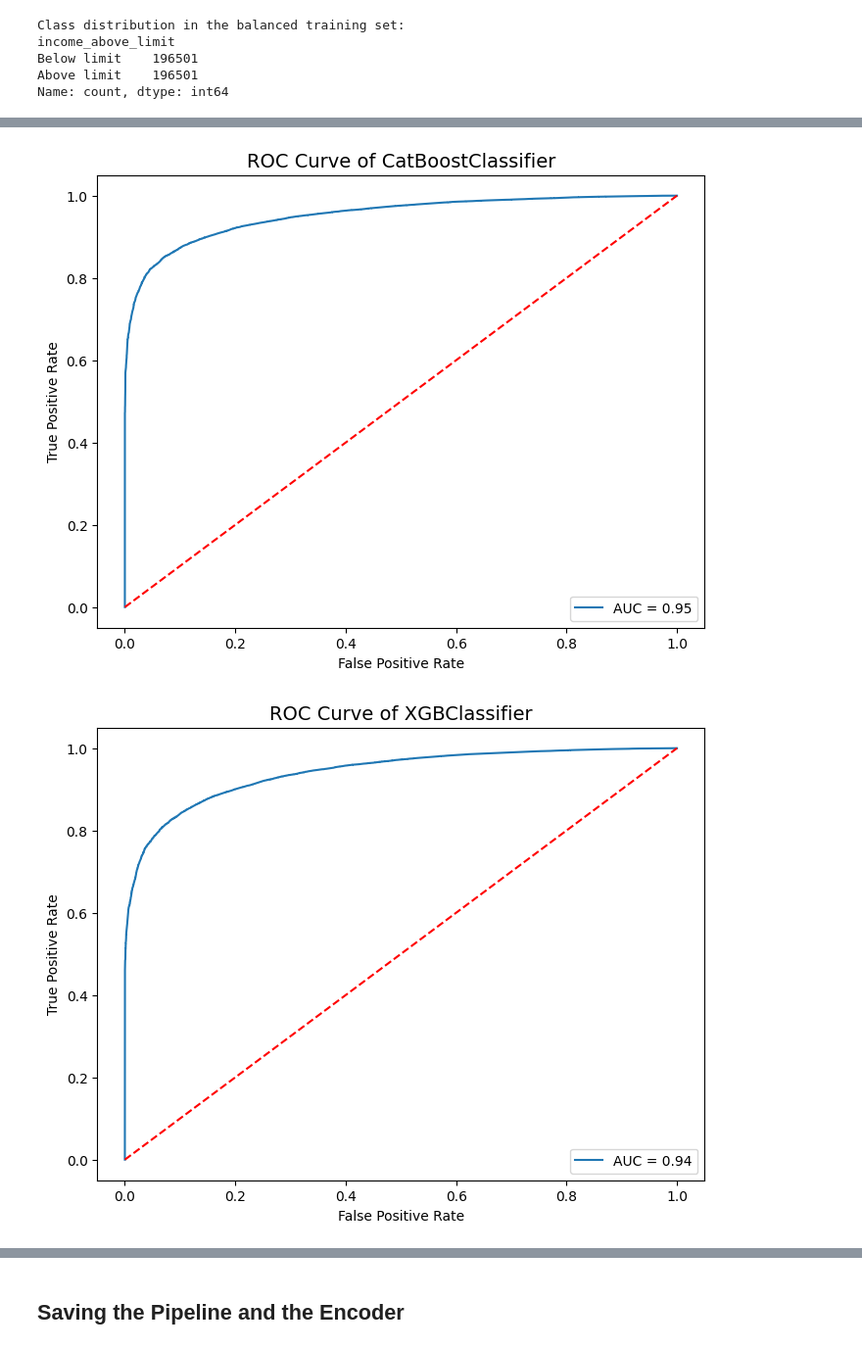
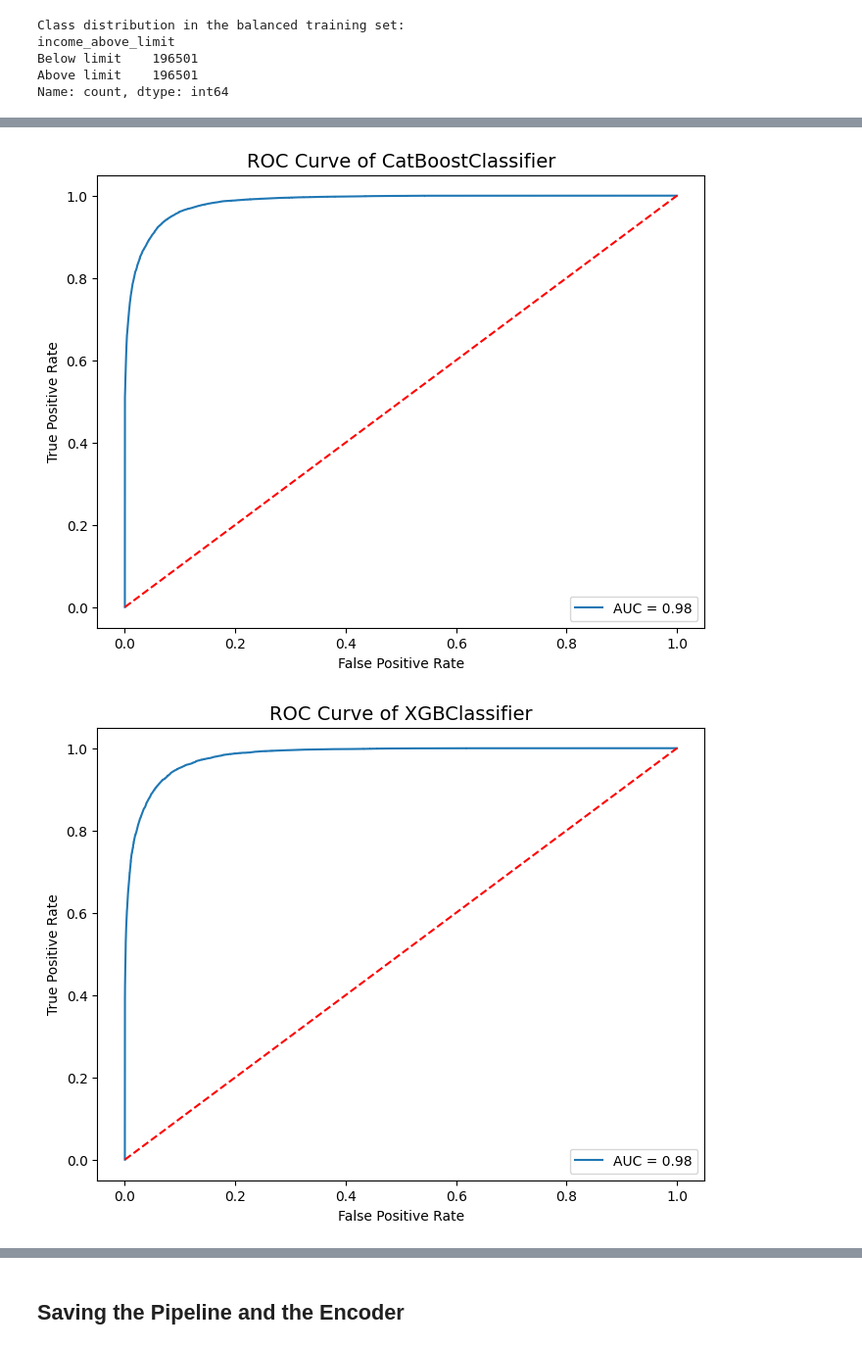
Before and after one commit to Feiiiisal/Income_classification, a Jupyter notebook: Dev/income.ipynb, the cells around one changed output, grey strips where cells are left out. Shown at 98% size. Cells and saved outputs as stored; diff of their text form; code cells hidden in the pictures.

```diff
--- a/Dev/income.ipynb
+++ b/Dev/income.ipynb
@@ -1258,23 +1277,19 @@ metrics = []
 
 # Iterating over models
 for model in models:
-    # Create a pipeline with the preprocessor, scaler, and the model
-    pipeline = Pipeline(steps=[('preprocessor', preprocessor),
-                               ('scaler', MinMaxScaler()),
-                               ('model', model)])
 
     # Fit the pipeline on the training data
-    pipeline.fit(X_train, y_train_encoded)
+    model.fit(X_train, y_train)
 
     # Predict using the evaluation set
-    y_pred = pipeline.predict(X_eval)
+    y_pred = model.predict(X_test)
 
     # Calculate the metrics
-    acc = accuracy_score(y_eval_encoded, y_pred)
-    f1 = f1_score(y_eval_encoded, y_pred)
-    roc = roc_auc_score(y_eval_encoded, y_pred)
-    pr = precision_score(y_eval_encoded, y_pred)
-    rc = recall_score(y_eval_encoded, y_pred)
+    acc = accuracy_score(y_test, y_pred)
+    f1 = f1_score(y_test, y_pred)
+    roc = roc_auc_score(y_test, y_pred)
+    pr = precision_score(y_test, y_pred)
+    rc = recall_score(y_test, y_pred)
 
     # Append the metrics to the list
     metrics.append({"Model": model.__class__.__name__,
@@ -1319,22 +1334,19 @@ models = [RandomForestClassifier(random_state=42, n_jobs=-1), CatBoostClassifier
 
 # Iterating over models
 for model in models:
-    # Create a pipeline with the preprocessor, scaler, and the model
-    pipeline = Pipeline(steps=[('preprocessor', preprocessor),
-                               ('scaler', MinMaxScaler()),
-                               ('model', model)])
+
     # Fit the model
-    pipeline.fit(X_train, y_train_encoded)
+    model.fit(X_train, y_train)
 
     # Predict on the test set
-    y_pred = pipeline.predict(X_eval)
+    y_pred = model.predict(X_test)
 
     # Print the classification report
     print("Model: ", model.__class__.__name__)
-    print("Classification Report: \n", classification_report(y_eval_encoded, y_pred))
+    print("Classification Report: \n", classification_report(y_test, y_pred))
 
     # Generate and display the confusion matrix
-    fig = px.imshow(confusion_matrix(y_eval_encoded, y_pred), color_continuous_scale='twilight',
+    fig = px.imshow(confusion_matrix(y_test, y_pred), color_continuous_scale='twilight',
                     title="Confusion Matrix of " + model.__class__.__name__,
                     labels=dict(x="Predicted", y="Actual", color="Counts"),
                     color_continuous_midpoint=0.8, width=400, height=400,
@@ -1367,18 +1379,15 @@ models = [RandomForestClassifier(random_state=42, n_jobs=-1), CatBoostClassifier
 
 # Iterating over models
 for model in models:
-    # Create a pipeline with the preprocessor, scaler, and the model
-    pipeline = Pipeline(steps=[('preprocessor', preprocessor),
-                               ('scaler', MinMaxScaler()),
-                               ('model', model)])
+
     # Fit the model on your training data before making predictions
-    pipeline.fit(X_train, y_train_encoded)
+    model.fit(X_train, y_train)
 
     # ROC Curve:
-    y_prob = pipeline.predict_proba(X_eval)[:, 1]
-    fpr, tpr, thresholds = roc_curve(y_eval_encoded, y_prob)
+    y_prob = model.predict_proba(X_test)[:, 1]
+    fpr, tpr, thresholds = roc_curve(y_test, y_prob)
     plt.figure(figsize=(8, 6))
-    plt.plot(fpr, tpr, label="AUC = %0.2f" % roc_auc_score(y_eval_encoded, y_prob))
+    plt.plot(fpr, tpr, label="AUC = %0.2f" % roc_auc_score(y_test, y_prob))
     plt.plot([0, 1], [0, 1], 'r--')
     plt.legend(loc='lower right')
     plt.title("ROC Curve of " + model.__class__.__name__, size=14)
@@ -1407,5 +1416,5 @@ Learning rate set to 0.120049
-[figure, old version]
+[figure, new version]
-[figure, old version]
+[figure, new version]
 # %%
 '''# Define the models
 rfc = RandomForestClassifier(random_state=42, n_jobs=-1)
```
Also changed, not shown: parts of 26 cells of this notebook, 4 other files.
